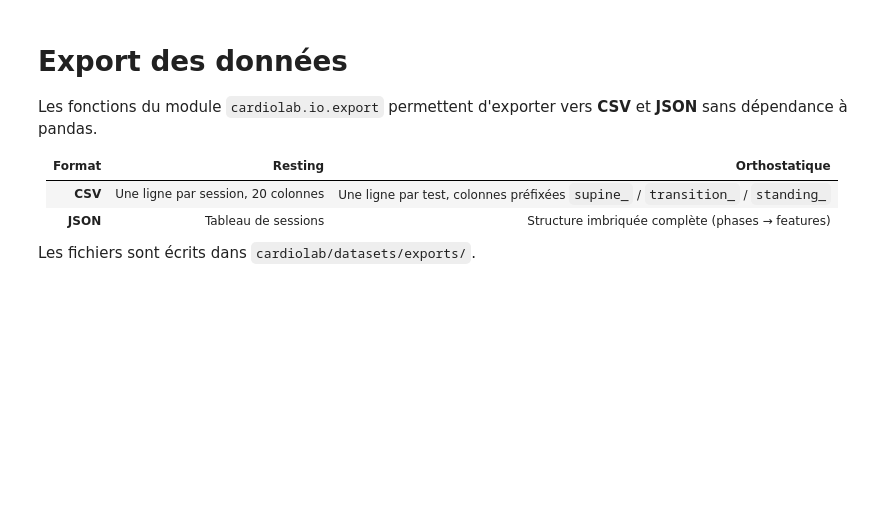
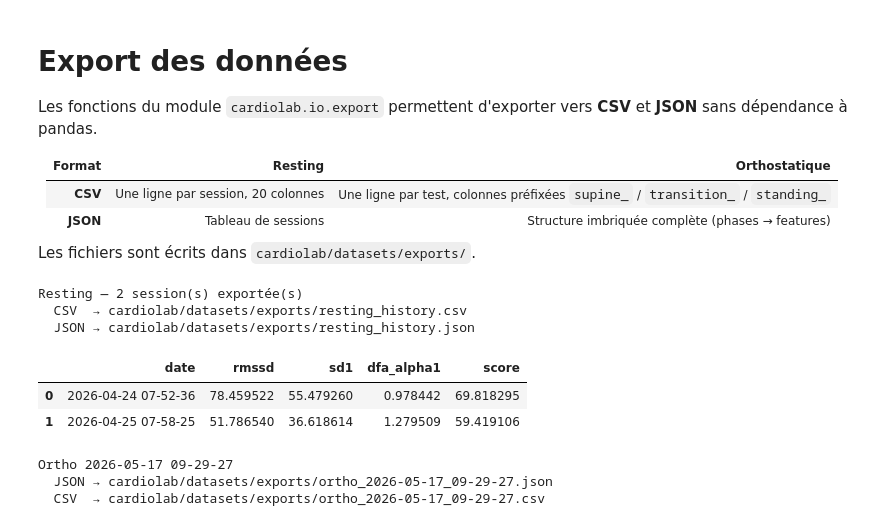
Before and after one commit to JulienMilon-DevSecOps/cardiolab, a Jupyter notebook: pipeline-notebook.ipynb, the cells around one changed output. Saved outputs shown, nothing was run; the diff lists cells and outputs as text; code cells hidden in the pictures; blank space fills up the shorter version.

```diff
--- a/pipeline-notebook.ipynb
+++ b/pipeline-notebook.ipynb
@@ -461,39 +618,52 @@ export_dir.mkdir(parents=True, exist_ok=True)
 
 # ── Resting ───────────────────────────────────────────────────────────
 if "features_list" in dir() and features_list:
-    path_csv  = export_dir / "resting_history.csv"
+    path_csv = export_dir / "resting_history.csv"
     path_json = export_dir / "resting_history.json"
 
     features_to_csv(features_list, path_csv)
     features_to_json(features_list, path_json)
 
     print(f"Resting — {len(features_list)} session(s) exportée(s)")
     print(f"  CSV  → {path_csv}")
     print(f"  JSON → {path_json}")
 
     # Aperçu du CSV
     import pandas as pd
     from IPython.display import display
+
     df_check = pd.read_csv(path_csv)
     display(df_check[["date", "rmssd", "sd1", "dfa_alpha1", "score"]].head(10))
 else:
     print("Aucune donnée resting en mémoire — exécutez d'abord la section Resting.")
 
 print()
 
 # ── Orthostatique ─────────────────────────────────────────────────────
 if "sessions" in dir() and sessions:
     for session in sessions:
         date_slug = session.date.replace(":", "-").replace(" ", "_")
 
         path_json_o = export_dir / f"ortho_{date_slug}.json"
-        path_csv_o  = export_dir / f"ortho_{date_slug}.csv"
+        path_csv_o = export_dir / f"ortho_{date_slug}.csv"
 
-        orthostatic_to_json(session.result, path_json_o)   # structure imbriquée complète
-        orthostatic_to_csv(session.result,  path_csv_o)    # 1 ligne, colonnes préfixées
+        orthostatic_to_json(session.result, path_json_o)  # structure imbriquée complète
+        orthostatic_to_csv(session.result, path_csv_o)  # 1 ligne, colonnes préfixées
 
         print(f"Ortho {session.date}")
         print(f"  JSON → {path_json_o}")
         print(f"  CSV  → {path_csv_o}")
 else:
-    print("Aucune donnée orthostatique en mémoire — exécutez d'abord la section Orthostatic.")
+    print(
+        "Aucune donnée orthostatique en mémoire — exécutez d'abord la section Orthostatic."
+    )
+# %% [output]
+Resting — 2 session(s) exportée(s)
+  CSV  → cardiolab/datasets/exports/resting_history.csv
+  JSON → cardiolab/datasets/exports/resting_history.json
+|  | date | rmssd | sd1 | dfa_alpha1 | score |
+| 0 | 2026-04-24 07-52-36 | 78.459522 | 55.479260 | 0.978442 | 69.818295 |
+| 1 | 2026-04-25 07-58-25 | 51.786540 | 36.618614 | 1.279509 | 59.419106 |
+Ortho 2026-05-17 09-29-27
+  JSON → cardiolab/datasets/exports/ortho_2026-05-17_09-29-27.json
+  CSV  → cardiolab/datasets/exports/ortho_2026-05-17_09-29-27.csv
```
Also changed, not shown: parts of 8 cells of this notebook, 4 other files.
